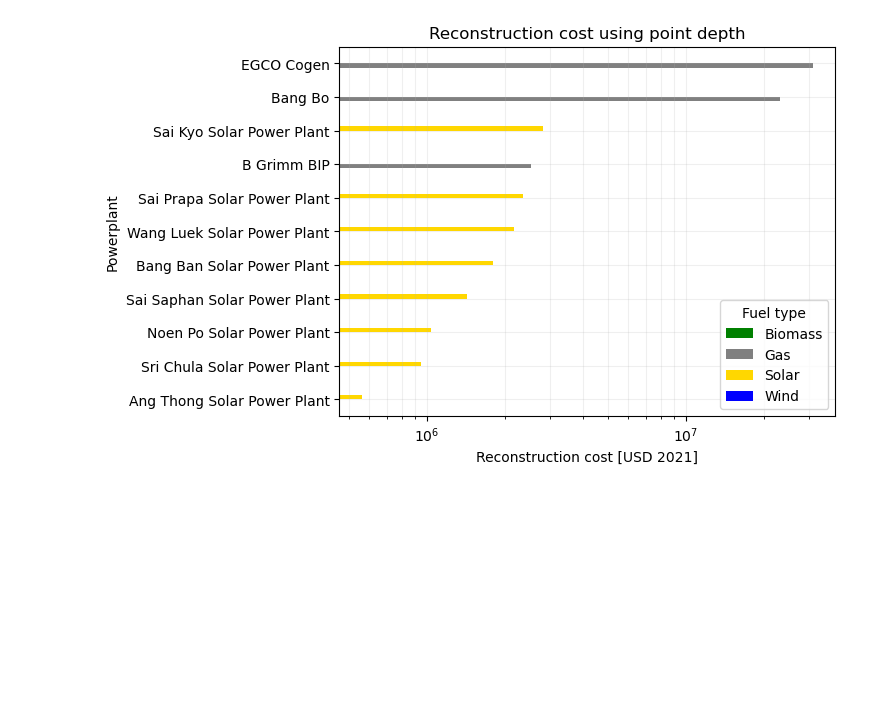
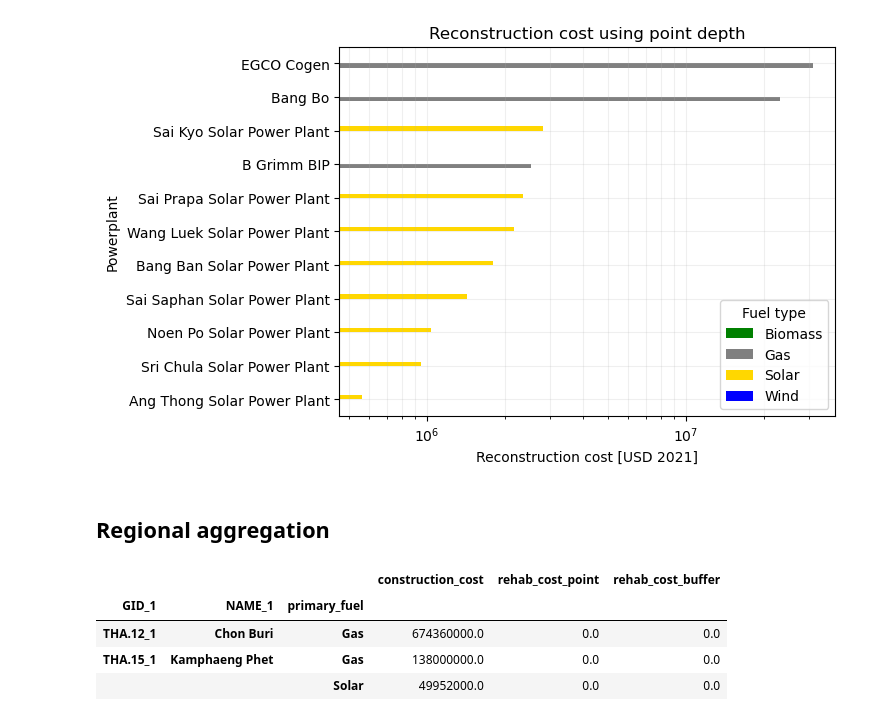
Before and after one commit to thomas-fred/thai_2011_flood_powerplants, a Jupyter notebook: thai_floods_powerplants_buffer.ipynb, the cells around one changed output. Drawn from its saved outputs; the diff is of its cells as text; code cells hidden in the pictures; blank space fills up the shorter version.

Commit message:
Add regional aggregation

```diff
--- a/thai_floods_powerplants_buffer.ipynb
+++ b/thai_floods_powerplants_buffer.ipynb
@@ -177,0 +177,2 @@ damages.to_file('data/powerplant_damages.gpkg', driver="GPKG")
+# %% [markdown]
+## Regional aggregation
@@ -177,0 +181,11 @@ damages.to_file('data/powerplant_damages.gpkg', driver="GPKG")
+# %%
+adm1_fuel_damages = damages.sjoin(adm1, how="left").drop(columns=["name", "source_id", "geometry", "index_right"]) \
+    .groupby(["GID_1", "NAME_1", "primary_fuel"]).sum()[["construction_cost","rehab_cost_point","rehab_cost_buffer"]]
+adm1_fuel_damages.to_csv("results/adm1_fuel_damages.csv")
+adm1_fuel_damages.head(3)
+# %% [output]
+|  |  |  | construction_cost | rehab_cost_point | rehab_cost_buffer |
+| GID_1 | NAME_1 | primary_fuel |  |  |  |
+| THA.12_1 | Chon Buri | Gas | 674360000.0 | 0.0 | 0.0 |
+| THA.15_1 | Kamphaeng Phet | Gas | 138000000.0 | 0.0 | 0.0 |
+|  |  | Solar | 49952000.0 | 0.0 | 0.0 |
```
Also changed, not shown: parts of 8 cells of this notebook.
